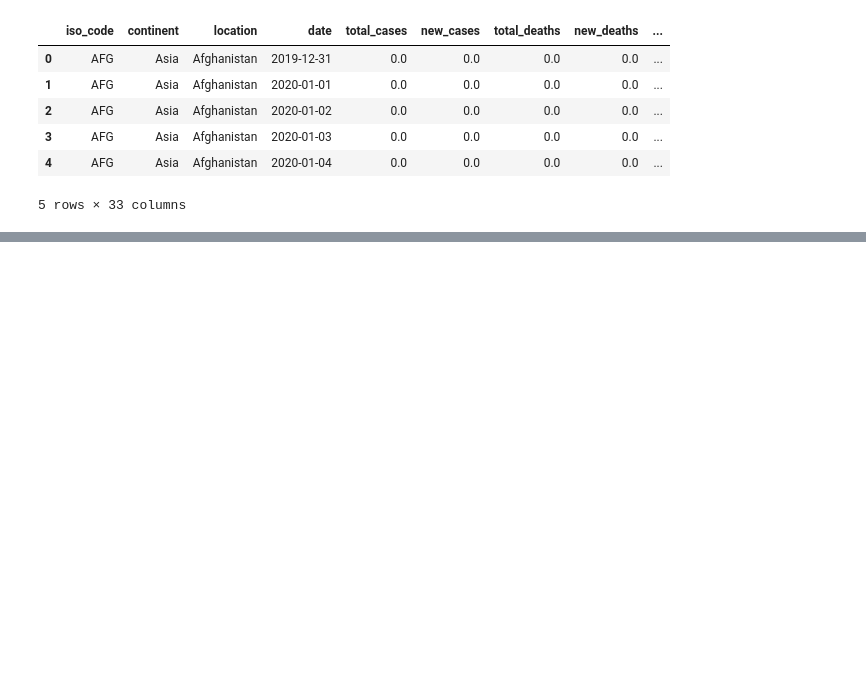
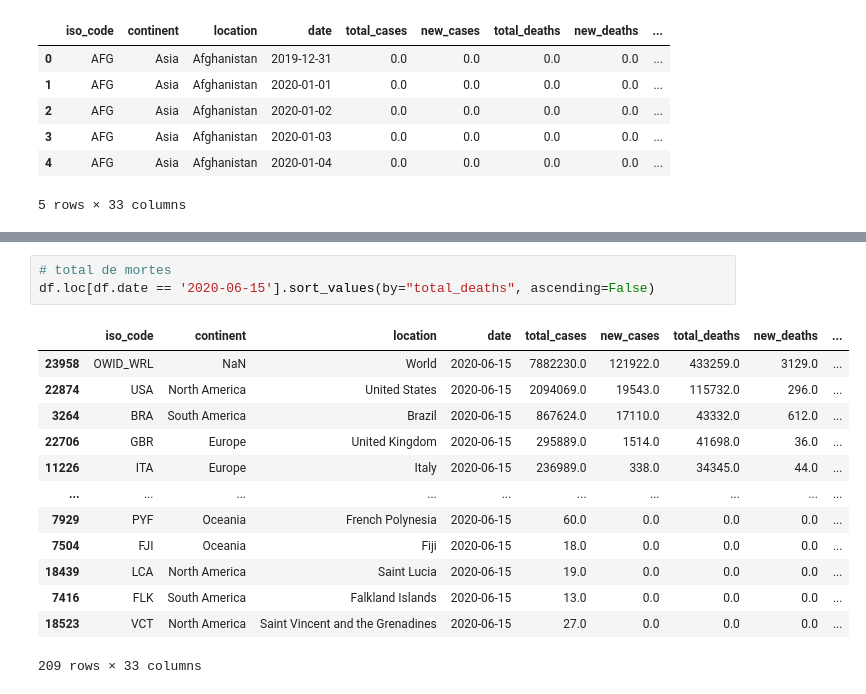
Before and after one commit to JhonnyLimachi/Sigmoidal, a Jupyter notebook: 22_2_PROJETO_Panorama_do_COVID_19_no_Brasil.ipynb, the cells around one changed output, grey strips where cells are left out. Drawn from its saved outputs; the diff is of its cells as text; blank space fills up the shorter version.

```diff
--- a/22_2_PROJETO_Panorama_do_COVID_19_no_Brasil.ipynb
+++ b/22_2_PROJETO_Panorama_do_COVID_19_no_Brasil.ipynb
@@ -83,0 +184,17 @@ Entradas:  24023
+# %%
+# total de mortes
+df.loc[df.date == '2020-06-15'].sort_values(by="total_deaths", ascending=False)
+# %% [output]
+|  | iso_code | continent | location | date | total_cases | new_cases | total_deaths | new_deaths | ... |
+| 23958 | OWID_WRL | NaN | World | 2020-06-15 | 7882230.0 | 121922.0 | 433259.0 | 3129.0 | ... |
+| 22874 | USA | North America | United States | 2020-06-15 | 2094069.0 | 19543.0 | 115732.0 | 296.0 | ... |
+| 3264 | BRA | South America | Brazil | 2020-06-15 | 867624.0 | 17110.0 | 43332.0 | 612.0 | ... |
+| 22706 | GBR | Europe | United Kingdom | 2020-06-15 | 295889.0 | 1514.0 | 41698.0 | 36.0 | ... |
+| 11226 | ITA | Europe | Italy | 2020-06-15 | 236989.0 | 338.0 | 34345.0 | 44.0 | ... |
+| ... | ... | ... | ... | ... | ... | ... | ... | ... | ... |
+| 7929 | PYF | Oceania | French Polynesia | 2020-06-15 | 60.0 | 0.0 | 0.0 | 0.0 | ... |
+| 7504 | FJI | Oceania | Fiji | 2020-06-15 | 18.0 | 0.0 | 0.0 | 0.0 | ... |
+| 18439 | LCA | North America | Saint Lucia | 2020-06-15 | 19.0 | 0.0 | 0.0 | 0.0 | ... |
+| 7416 | FLK | South America | Falkland Islands | 2020-06-15 | 13.0 | 0.0 | 0.0 | 0.0 | ... |
+| 18523 | VCT | North America | Saint Vincent and the Grenadines | 2020-06-15 | 27.0 | 0.0 | 0.0 | 0.0 | ... |
+209 rows × 33 columns
```
Also changed, not shown: parts of 11 cells of this notebook.
